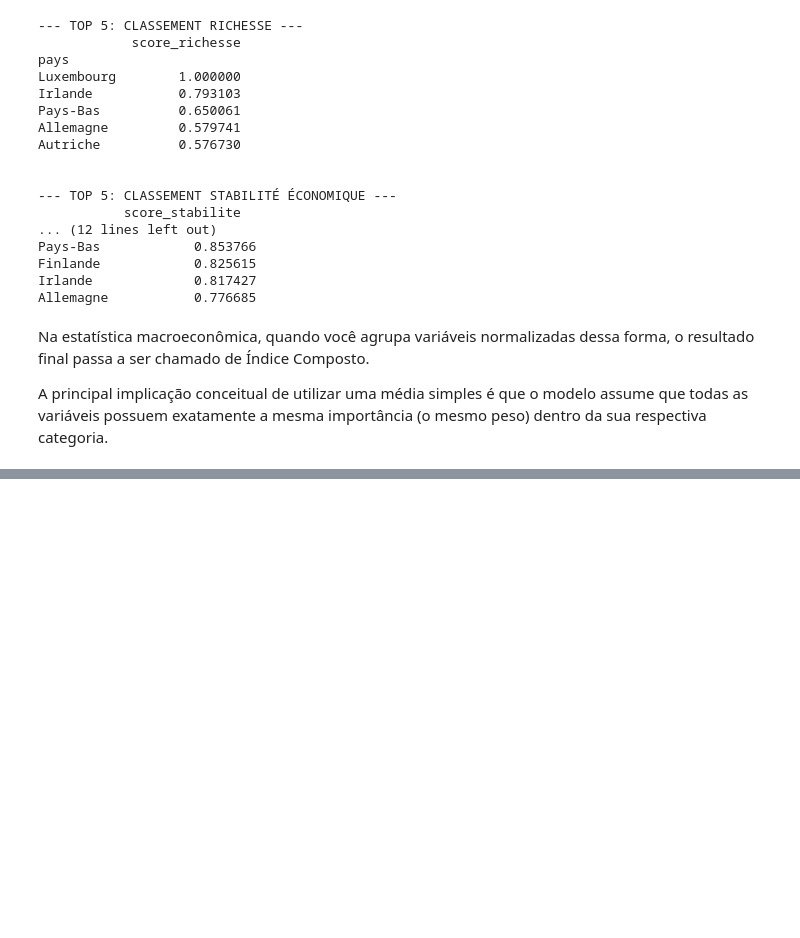
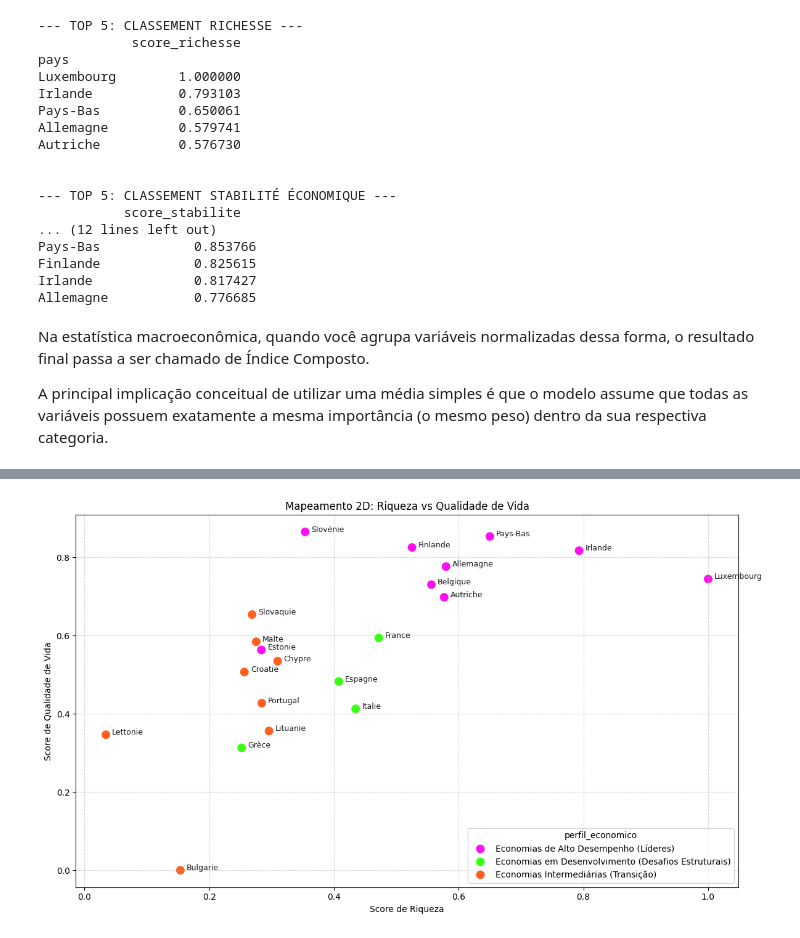
Before and after one commit to melissa-mariano/AnalyseZoneEuro, a Jupyter notebook: economie_analyse.ipynb, the cells around one changed output, grey strips where cells are left out. Saved outputs shown, nothing was run; the diff lists cells and outputs as text; code cells hidden in the pictures; blank space fills up the shorter version.

```diff
--- a/economie_analyse.ipynb
+++ b/economie_analyse.ipynb
@@ -310,0 +426,82 @@ A principal implicação conceitual de utilizar uma média simples é que o mode
+# %%
+# ==========================================
+# 1. VISUALIZAÇÃO 1 (RIQUEZA vs QUALIDADE DE VIDA)
+# ==========================================
+plt.figure(figsize=(12, 7))
+
+# hue='perfil_economico': usa os títulos que você confirmou na interação anterior
+# palette=['#FF10F0', '#39FF14', '#FF5F1F']: usa exatamente as cores neon que você forneceu
+sns.scatterplot(
+    data=df,
+    x='score_richesse',
+    y='score_qualite_vie',
+    hue='perfil_economico',
+    palette=['#FF10F0', '#39FF14', '#FF5F1F'],
+    s=120 # Tamanho dos pontos
+)
+
+# Adiciona o nome dos países
+for pais in df.index:
+    plt.text(df.loc[pais, 'score_richesse'] + 0.01, df.loc[pais, 'score_qualite_vie'], pais, fontsize=9, alpha=0.9)
+
+plt.title('Mapeamento 2D: Riqueza vs Qualidade de Vida')
+plt.xlabel('Score de Riqueza')
+plt.ylabel('Score de Qualidade de Vida')
+plt.grid(True, linestyle='--', alpha=0.5)
+plt.tight_layout()
+plt.show() # Renderiza a imagem 1
+
+
+# ==========================================
+# 2. VISUALIZAÇÃO 2 (RIQUEZA vs ESTABILIDADE)
+# ==========================================
+plt.figure(figsize=(12, 7))
+
+# y='score_stabilite': Corrigido para o nome exato da coluna
+sns.scatterplot(
+    data=df,
+    x='score_richesse',
+    y='score_stabilite',
+    hue='perfil_economico',
+    palette=['#FF10F0', '#39FF14', '#FF5F1F'],
+    s=120
+)
+
+# Adiciona o nome dos países
+for pais in df.index:
+    plt.text(df.loc[pais, 'score_richesse'] + 0.01, df.loc[pais, 'score_stabilite'], pais, fontsize=9, alpha=0.9)
+
+plt.title('Mapeamento 2D: Riqueza vs Estabilidade Econômica')
+plt.xlabel('Score de Riqueza')
+plt.ylabel('Score de Estabilidade Econômica')
+plt.grid(True, linestyle='--', alpha=0.5)
+plt.tight_layout()
+plt.show() # Renderiza a imagem 2
+
+
+# ==========================================
+# 3. VISUALIZAÇÃO 3 (QUALIDADE DE VIDA vs ESTABILIDADE)
+# ==========================================
+plt.figure(figsize=(12, 7))
+
+sns.scatterplot(
+    data=df,
+    x='score_qualite_vie',
+    y='score_stabilite',
+    hue='perfil_economico',
+    palette=['#FF10F0', '#39FF14', '#FF5F1F'],
+    s=120
+)
+
+# Adiciona o nome dos países
+for pais in df.index:
+    plt.text(df.loc[pais, 'score_qualite_vie'] + 0.01, df.loc[pais, 'score_stabilite'], pais, fontsize=9, alpha=0.9)
+
+plt.title('Mapeamento 2D: Qualidade de Vida vs Estabilidade Econômica')
+plt.xlabel('Score de Qualidade de Vida')
+plt.ylabel('Score de Estabilidade Econômica')
+plt.grid(True, linestyle='--', alpha=0.5)
+plt.tight_layout()
+plt.show() # Renderiza a imagem 3
+# %% [output]
+[figure, added]
```
Also changed, not shown: parts of 13 cells of this notebook, 1 other file.
